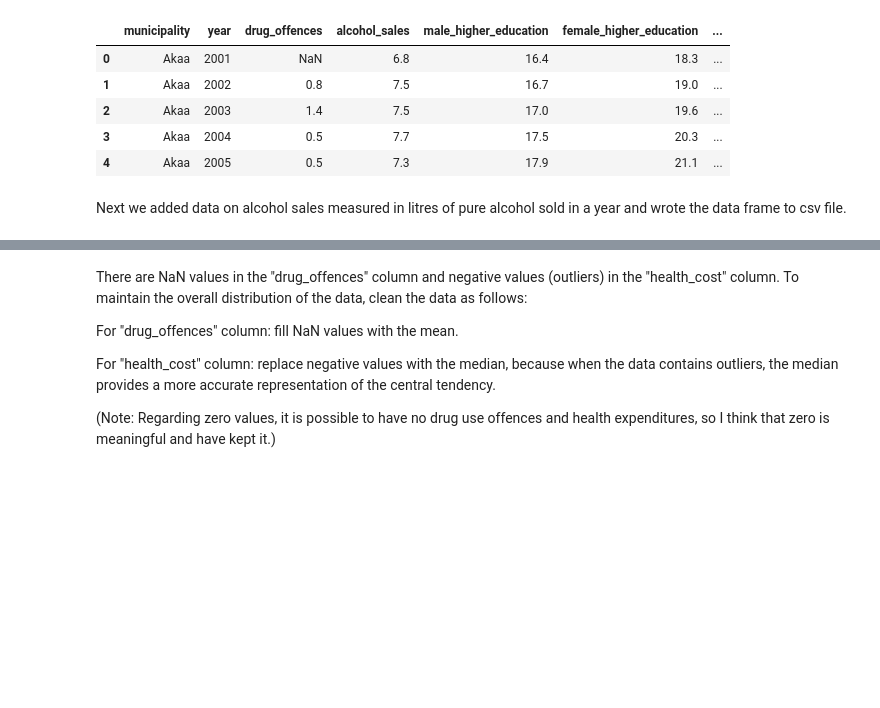
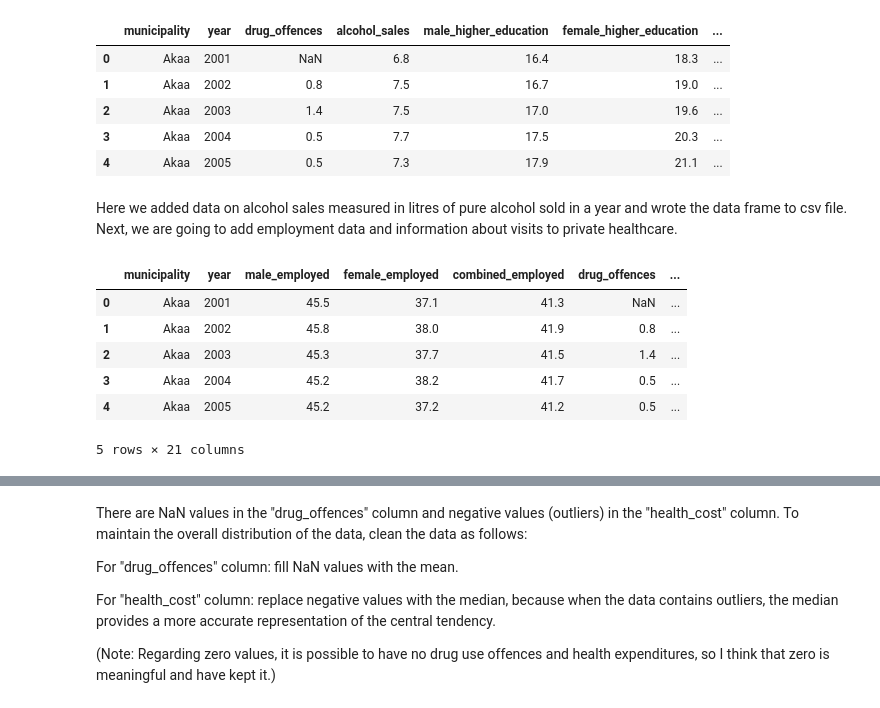
Before and after one commit to AnnaKuokkanen/DataScienceIntro, a Jupyter notebook: intro_to_data_project.ipynb, the cells around one changed output, grey strips where cells are left out. Drawn from its saved outputs; the diff is of its cells as text; code cells hidden in the pictures; blank space fills up the shorter version.

Commit message:
Add more data, clean up

```diff
--- a/intro_to_data_project.ipynb
+++ b/intro_to_data_project.ipynb
@@ -154,4 +162,27 @@ data.head()
 | 3 | Akaa | 2004 | 0.5 | 7.7 | 17.5 | 20.3 | ... |
 | 4 | Akaa | 2005 | 0.5 | 7.3 | 17.9 | 21.1 | ... |
 # %% [markdown]
-Next we added data on alcohol sales measured in litres of pure alcohol sold in a year and wrote the data frame to csv file.
+Here we added data on alcohol sales measured in litres of pure alcohol sold in a year and wrote the data frame to csv file. Next, we are going to add employment data and information about visits to private healthcare.
+# %%
+# Add employment data
+employment = pd.read_csv("data/employment.csv", header=None, sep=";").drop(columns=[0, 1, 3, 7])
+employment.columns = ["municipality", "gender", "year", "employed"]
+
+# pivot by gender
+employment_pivot = employment.pivot_table(index=["municipality", "year"], columns="gender", values="employed").reset_index()
+employment_pivot.rename(columns={"combined": "combined_employed", "female": "female_employed", "male": "male_employed"}, inplace=True)
+
+# only select relevant columns
+employment_pivot = employment_pivot[["municipality", "year", "male_employed", "female_employed", "combined_employed"]]
+
+# merge with previous data
+data = pd.merge(employment_pivot, data, how="inner", on=["year", "municipality"])
+data.head()
+# %% [output]
+|  | municipality | year | male_employed | female_employed | combined_employed | drug_offences | ... |
+| 0 | Akaa | 2001 | 45.5 | 37.1 | 41.3 | NaN | ... |
+| 1 | Akaa | 2002 | 45.8 | 38.0 | 41.9 | 0.8 | ... |
+| 2 | Akaa | 2003 | 45.3 | 37.7 | 41.5 | 1.4 | ... |
+| 3 | Akaa | 2004 | 45.2 | 38.2 | 41.7 | 0.5 | ... |
+| 4 | Akaa | 2005 | 45.2 | 37.2 | 41.2 | 0.5 | ... |
+5 rows × 21 columns
```
Also changed, not shown: parts of 30 cells of this notebook, 3 other files.
